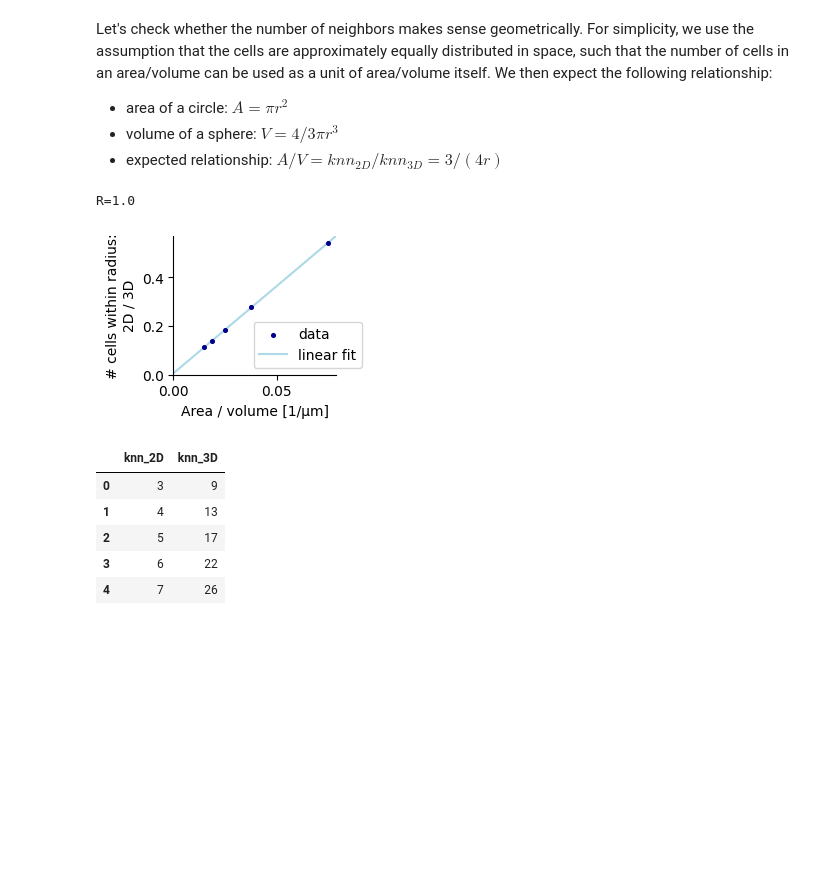
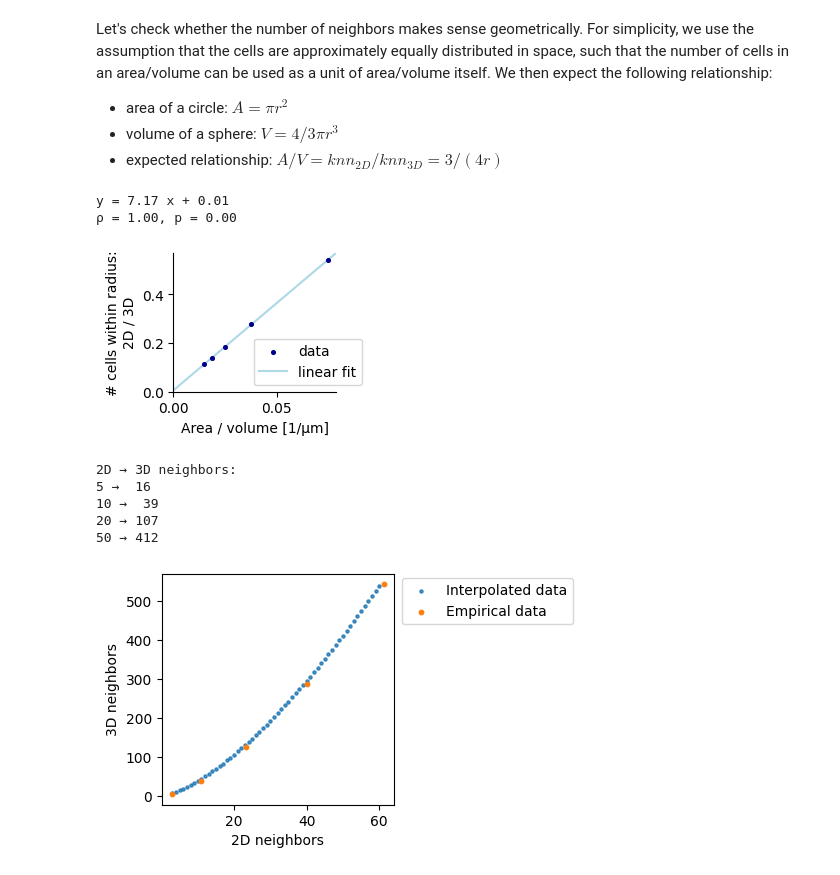
Before and after one commit to SchapiroLabor/nbh_analysis_3D, a Jupyter notebook: scripts/nbh_analysis/nbh_size.ipynb, the cells around one changed output. Saved outputs shown, nothing was run; the diff lists cells and outputs as text; code cells hidden in the pictures; blank space fills up the shorter version.

```diff
--- a/scripts/nbh_analysis/nbh_size.ipynb
+++ b/scripts/nbh_analysis/nbh_size.ipynb
@@ -189,11 +178,11 @@ Let's check whether the number of neighbors makes sense geometrically. For simpl
 - volume of a sphere: $V = 4/3 π r^3$
 - expected relationship: $A / V = knn_{2D} / knn_{3D} = 3/(4r)$
 # %%
-from scipy.stats import linregress
 x = np.array( 3 / ( 4 * knns['radius'] ) ).astype(float)
 y = np.array( (knns['mean_2']+1) / (knns['mean_3']+1) ).astype(float) # +1 to add index cell
+
 slope, intercept, r_value, p_value, std_err = linregress(x, y)
-print(f'R={r_value:.2}')
+print(f'y = {slope:.2f} x + {intercept:.2f}\nρ = {r_value:.2f}, p = {p_value:.2f}')
 
 plt.subplots(figsize=(2.1,1.8))
 plt.scatter(x, y, label='data', s=7, zorder=2.5, color='darkblue')
@@ -208,22 +197,6 @@ sns.despine(top=True, right=True)
 #plt.savefig('../../figures/nbh_size_knn_2D_3D_geom.svg', bbox_inches='tight')
 plt.show()
 # %% [output]
-R=1.0
+y = 7.17 x + 0.01
+ρ = 1.00, p = 0.00
 [figure]
-# %%
-## Create a table to translate knn from 2D to 3D
-## Interpolate from calculated values
-outfile = '../../data/Kuett_2022/MainHer2BreastCancerModel/knn_2D_to_3D.csv'
-
-knns2D = np.arange(3,51)
-knns3D = np.interp(knns2D, knns['mean_2'].astype(float), knns['mean_3'].astype(float))
-knns_interp = pd.DataFrame({'knn_2D': knns2D, 'knn_3D': np.round(knns3D).astype(int)})
-knns_interp.to_csv(outfile, sep=",", index=False)
-knns_interp.head()
-# %% [output]
-|  | knn_2D | knn_3D |
-| 0 | 3 | 9 |
-| 1 | 4 | 13 |
-| 2 | 5 | 17 |
-| 3 | 6 | 22 |
-| 4 | 7 | 26 |
@@ -233,3 +203,43 @@ knns_interp = pd.read_csv('../../data/Kuett_2022/MainHer2BreastCancerModel/knn_2
+# %%
+# Create a table to relate knn values between 2D and 3D
+outfile = '../../data/nbh_size_knn.csv'
+
+# Interpolate
+# 2D and 3D values grow exponentially, but at different rates
+knns_2D = np.arange(3,61)
+knns_3D = np.exp(
+    np.interp(np.log( knns_2D ),
+    np.log( knns['mean_2'].astype(float) ),
+    np.log( knns['mean_3'].astype(float) ) ) )
+knns_interp = pd.DataFrame({'knn_2D': knns_2D, 'knn_3D': np.round(knns_3D).astype(int)})
+
+# Save to file
+knns_interp.to_csv(outfile, sep=",", index=False)
+
+# Sample values
+sample_knns = [5,10,20,50]
+print('2D → 3D neighbors:')
+for knn in sample_knns:
+    print(f"{knn} → {knns_interp.loc[knns_interp['knn_2D'] == knn, 'knn_3D'].values[0]:3d}")
+
+# Plot (sanity check)
+plt.subplots(figsize=(3,3))
+plt.scatter(knns_interp['knn_2D'], knns_interp['knn_3D'],
+            s=5, alpha=.8, label='Interpolated data')
+plt.scatter((knns['mean_2']+1).values.astype(float),
+            (knns['mean_3']+1).values.astype(float),
+            s=10, label='Empirical data')
+plt.legend(bbox_to_anchor=(1.8,1.01), loc='upper right')
+plt.xlabel('2D neighbors')
+plt.ylabel('3D neighbors')
+plt.show()
+# %% [output]
+2D → 3D neighbors:
+5 →  16
+10 →  39
+20 → 107
+50 → 412
+[figure, added]
 # %%
 ## Number of neighbors using Delaunay triangulation
 def get_knns_delaunay(adata):
```
Also changed, not shown: parts of 11 cells of this notebook.
